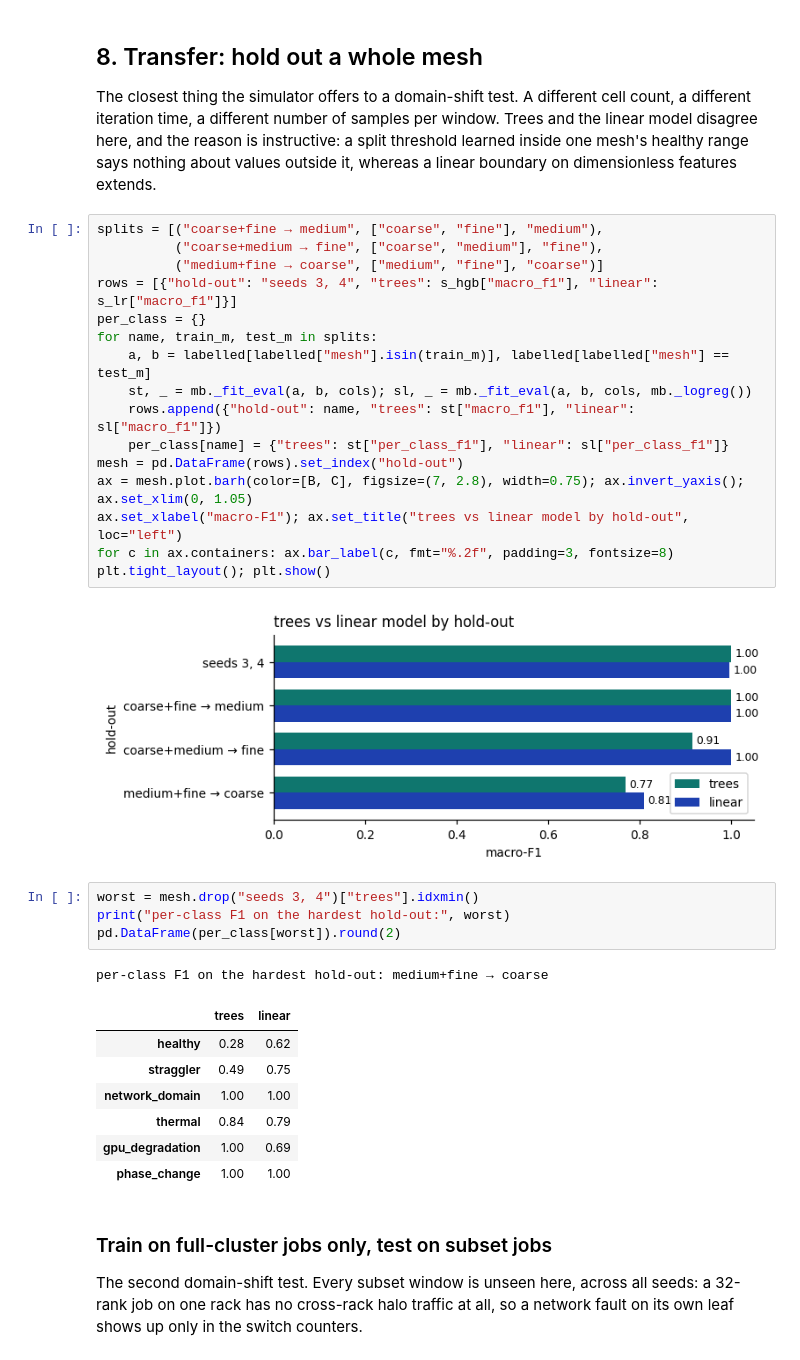
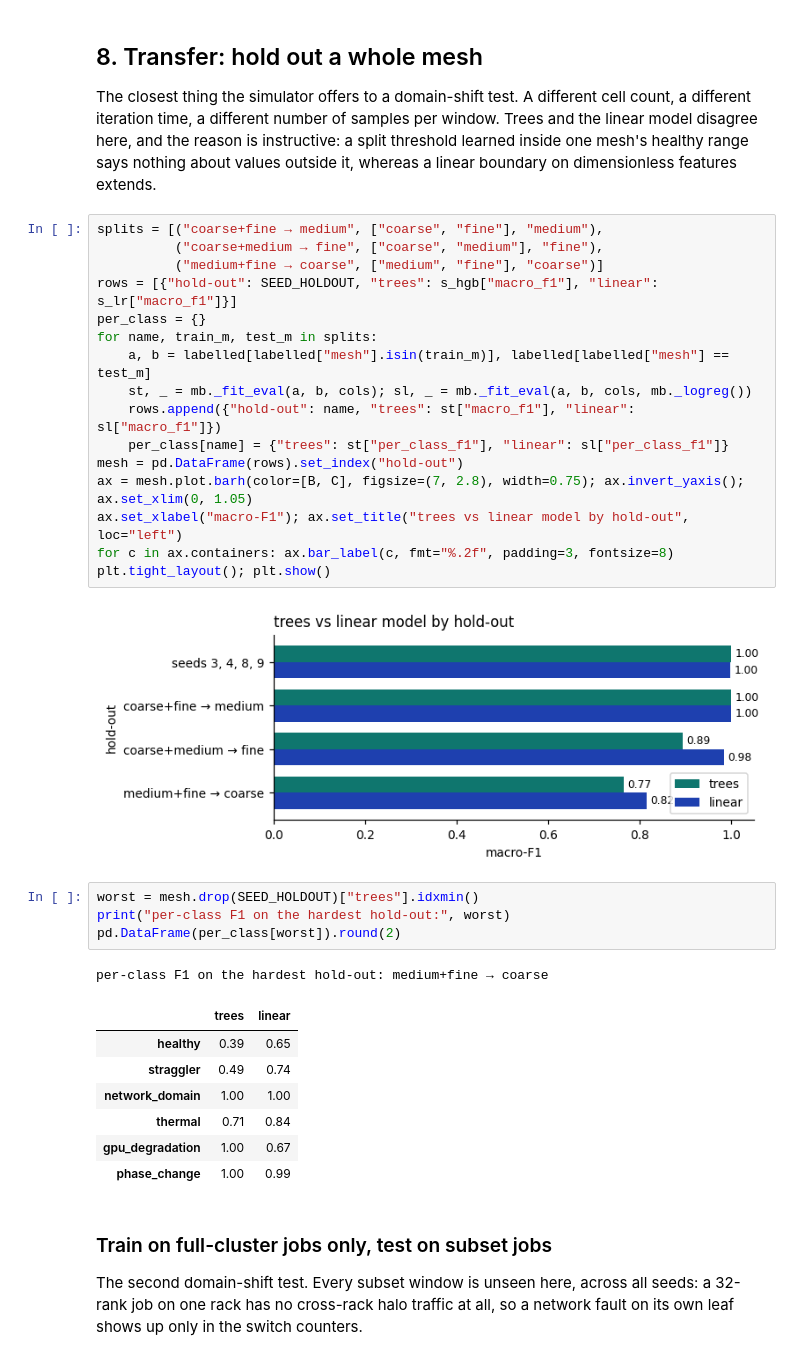
Before and after one commit to UniCandice/GPU_cluster_simulator, a Jupyter notebook: notebooks/ml_fault_diagnosis.ipynb, the cells around one changed output. Saved outputs shown, nothing was run; the diff lists cells and outputs as text.

```diff
--- a/notebooks/ml_fault_diagnosis.ipynb
+++ b/notebooks/ml_fault_diagnosis.ipynb
@@ -414,34 +420,34 @@ values outside it, whereas a linear boundary on dimensionless features extends.
 # %%
 splits = [("coarse+fine → medium", ["coarse", "fine"], "medium"),
           ("coarse+medium → fine", ["coarse", "medium"], "fine"),
           ("medium+fine → coarse", ["medium", "fine"], "coarse")]
-rows = [{"hold-out": "seeds 3, 4", "trees": s_hgb["macro_f1"], "linear": s_lr["macro_f1"]}]
+rows = [{"hold-out": SEED_HOLDOUT, "trees": s_hgb["macro_f1"], "linear": s_lr["macro_f1"]}]
 per_class = {}
 for name, train_m, test_m in splits:
     a, b = labelled[labelled["mesh"].isin(train_m)], labelled[labelled["mesh"] == test_m]
     st, _ = mb._fit_eval(a, b, cols); sl, _ = mb._fit_eval(a, b, cols, mb._logreg())
     rows.append({"hold-out": name, "trees": st["macro_f1"], "linear": sl["macro_f1"]})
     per_class[name] = {"trees": st["per_class_f1"], "linear": sl["per_class_f1"]}
 mesh = pd.DataFrame(rows).set_index("hold-out")
 ax = mesh.plot.barh(color=[B, C], figsize=(7, 2.8), width=0.75); ax.invert_yaxis(); ax.set_xlim(0, 1.05)
 ax.set_xlabel("macro-F1"); ax.set_title("trees vs linear model by hold-out", loc="left")
 for c in ax.containers: ax.bar_label(c, fmt="%.2f", padding=3, fontsize=8)
 plt.tight_layout(); plt.show()
 # %% [output]
-[figure, old version]
+[figure, new version]
 # %%
-worst = mesh.drop("seeds 3, 4")["trees"].idxmin()
+worst = mesh.drop(SEED_HOLDOUT)["trees"].idxmin()
 print("per-class F1 on the hardest hold-out:", worst)
 pd.DataFrame(per_class[worst]).round(2)
 # %% [output]
 per-class F1 on the hardest hold-out: medium+fine → coarse
 |  | trees | linear |
-| healthy | 0.28 | 0.62 |
-| straggler | 0.49 | 0.75 |
+| healthy | 0.39 | 0.65 |
+| straggler | 0.49 | 0.74 |
 | network_domain | 1.00 | 1.00 |
-| thermal | 0.84 | 0.79 |
-| gpu_degradation | 1.00 | 0.69 |
-| phase_change | 1.00 | 1.00 |
+| thermal | 0.71 | 0.84 |
+| gpu_degradation | 1.00 | 0.67 |
+| phase_change | 1.00 | 0.99 |
 # %% [markdown]
 ### Train on full-cluster jobs only, test on subset jobs
 
```
Also changed, not shown: parts of 26 cells of this notebook.
